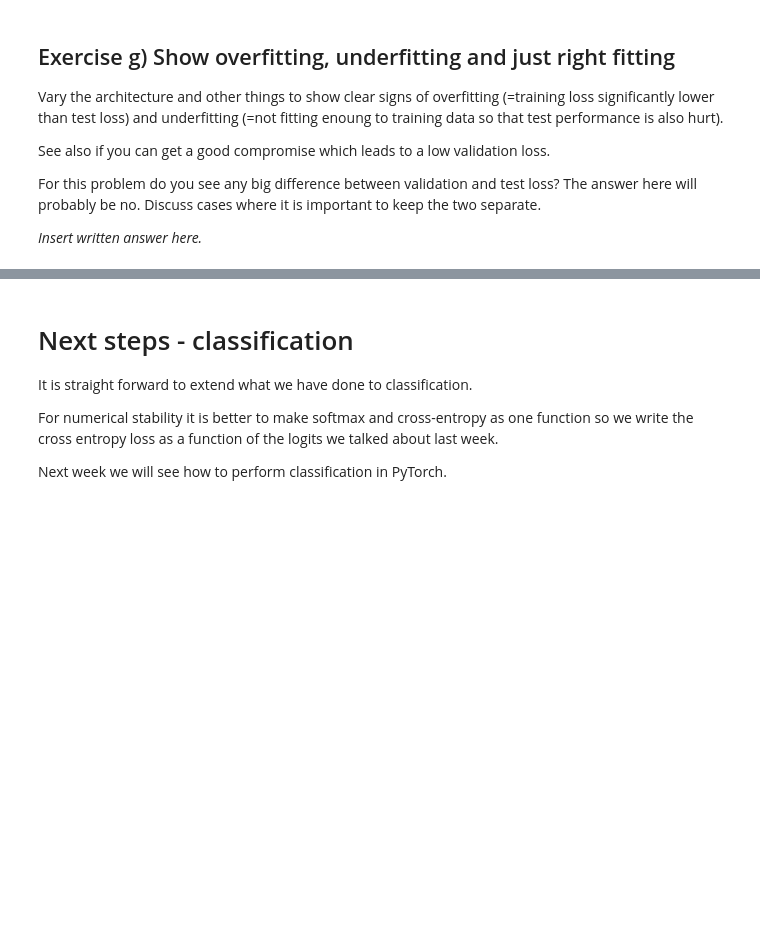
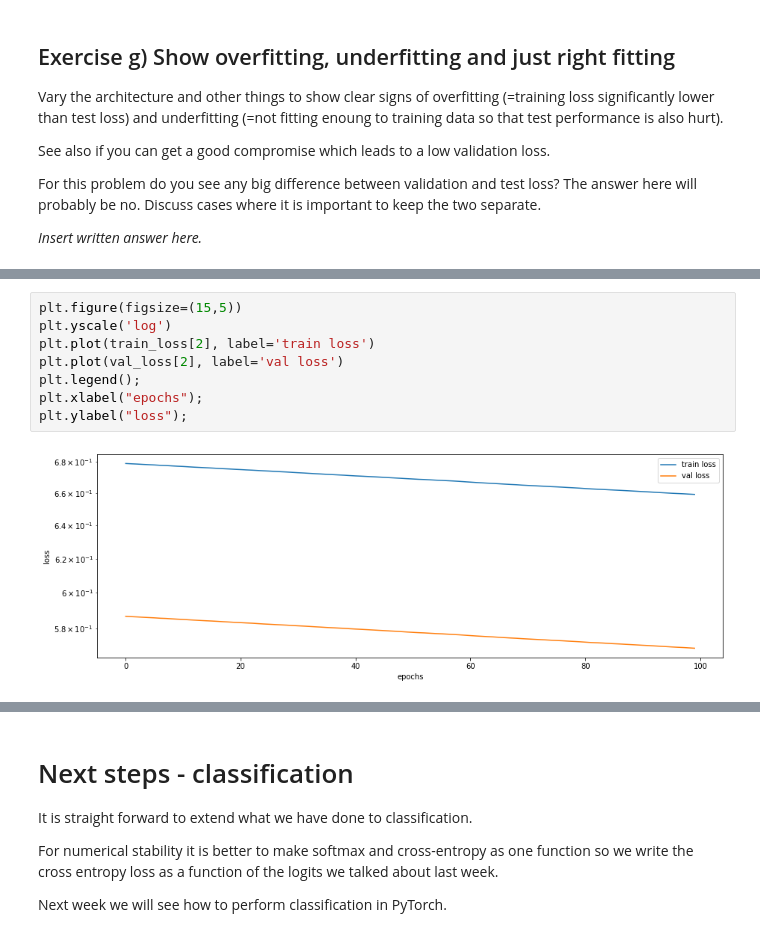
Before and after one commit to RasmusAndersen/02456-deep-learning-with-PyTorch, a Jupyter notebook: 2_Feedforward_NumPy/2.1-FNN-NumPy.ipynb, the cells around one changed output, grey strips where cells are left out. Drawn from its saved outputs; the diff is of its cells as text; blank space fills up the shorter version.

```diff
--- a/2_Feedforward_NumPy/2.1-FNN-NumPy.ipynb
+++ b/2_Feedforward_NumPy/2.1-FNN-NumPy.ipynb
@@ -759,0 +914,10 @@ _Insert written answer here._
+# %%
+plt.figure(figsize=(15,5))
+plt.yscale('log')
+plt.plot(train_loss[2], label='train loss')
+plt.plot(val_loss[2], label='val loss')
+plt.legend();
+plt.xlabel("epochs");
+plt.ylabel("loss");
+# %% [output]
+[figure, added]
```
Also changed, not shown: parts of 28 cells of this notebook, 2 other files.
